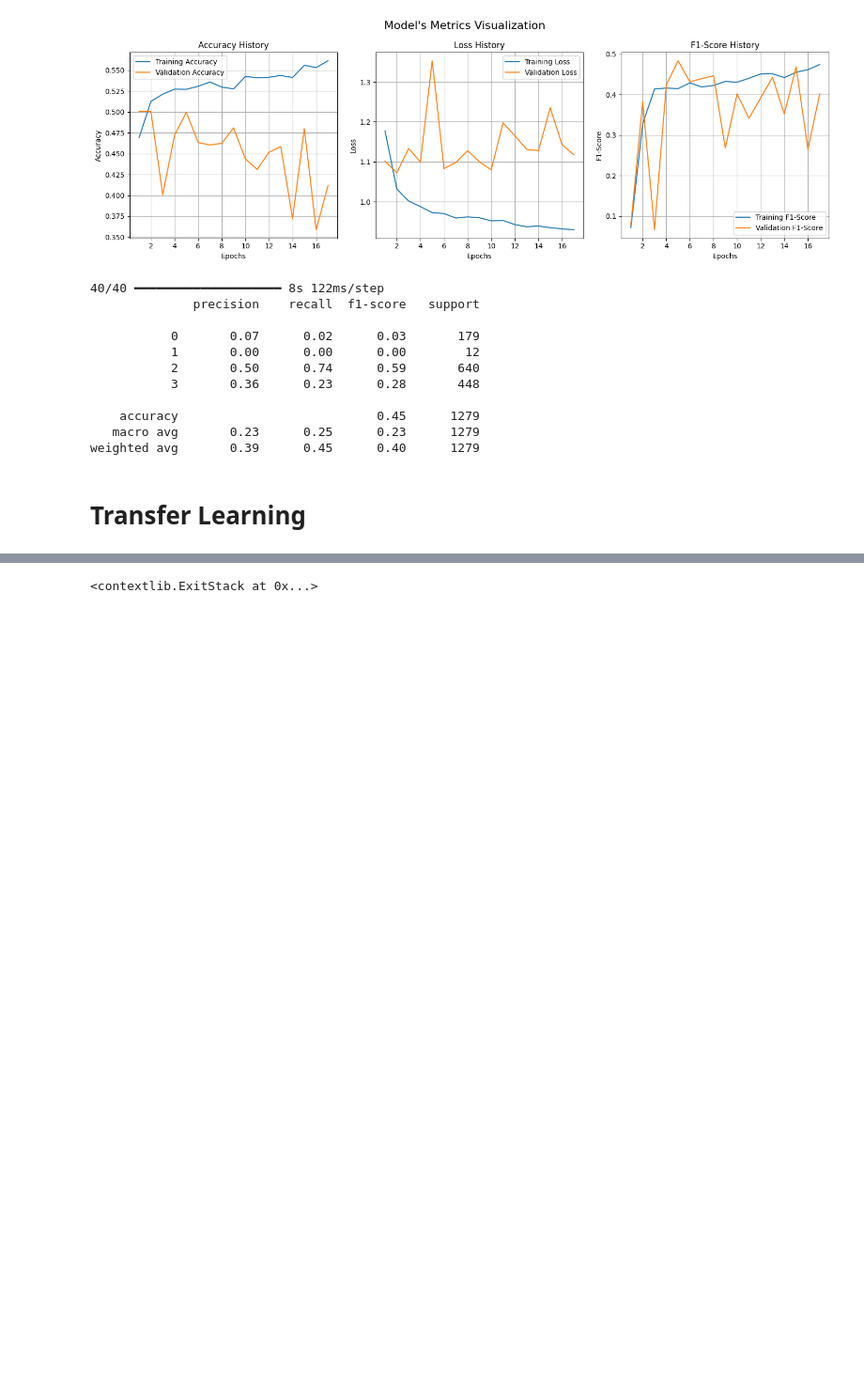
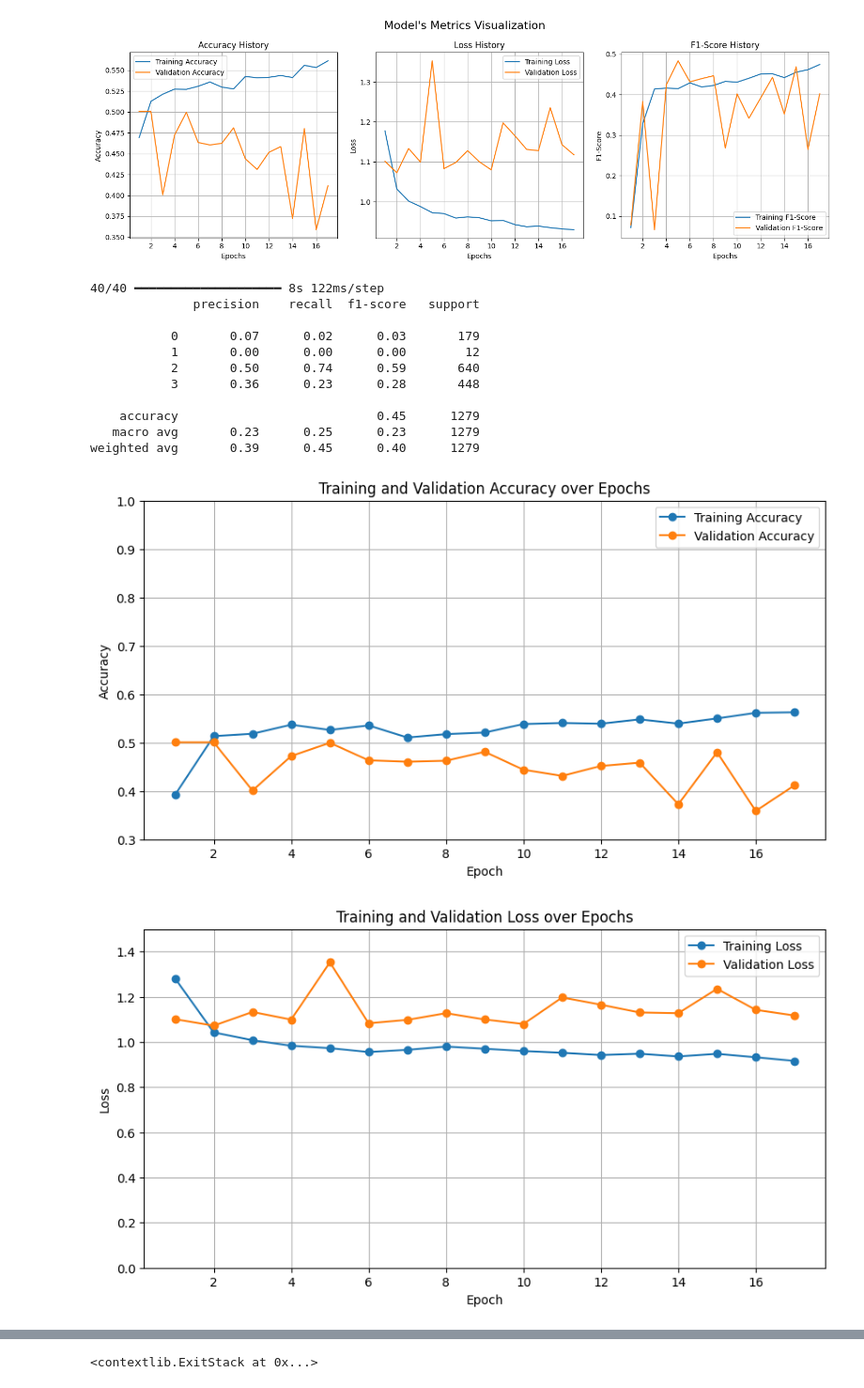
Before and after one commit to jamesz102/Enhanced-Alzheimer-s-Disease-Detection-Model, a Jupyter notebook: ds301_project.ipynb, the cells around one changed output, grey strips where cells are left out. Shown: that part at 94% size. Drawn from its saved outputs; the diff is of its cells as text; code cells hidden in the pictures; blank space fills up the shorter version.

```diff
--- a/ds301_project.ipynb
+++ b/ds301_project.ipynb
@@ -282,5 +285,36 @@ print(classification_report(test_dataset.classes,predictions))
     accuracy                           0.45      1279
    macro avg       0.23      0.25      0.23      1279
 weighted avg       0.39      0.45      0.40      1279
-# %% [markdown]
-# Transfer Learning
+# %%
+import matplotlib.pyplot as plt
+
+epochs = list(range(1, 18))
+train_accuracy = [0.3919, 0.5132, 0.5182, 0.5369, 0.5260, 0.5354, 0.5104, 0.5174, 0.5207, 0.5383, 0.5405, 0.5390, 0.5478, 0.5392, 0.5498, 0.5615, 0.5626]
+val_accuracy = [0.5005, 0.5005, 0.4008, 0.4721, 0.4995, 0.4633, 0.4604, 0.4624, 0.4809, 0.4438, 0.4311, 0.4516, 0.4585, 0.3724, 0.4800, 0.3587, 0.4115]
+train_loss = [1.2822, 1.0424, 1.0083, 0.9836, 0.9729, 0.9555, 0.9654, 0.9799, 0.9703, 0.9599, 0.9524, 0.9428, 0.9485, 0.9365, 0.9481, 0.9328, 0.9164]
+val_loss = [1.1011, 1.0725, 1.1333, 1.0994, 1.3530, 1.0830, 1.0982, 1.1279, 1.0998, 1.0798, 1.1975, 1.1654, 1.1310, 1.1279, 1.2356, 1.1427, 1.1176]
+
+plt.figure(figsize=(10, 5))
+plt.plot(epochs, train_accuracy, marker='o', label='Training Accuracy')
+plt.plot(epochs, val_accuracy, marker='o', label='Validation Accuracy')
+plt.title('Training and Validation Accuracy over Epochs')
+plt.xlabel('Epoch')
+plt.ylabel('Accuracy')
+plt.ylim(0.3, 1)
+plt.grid(True)
+plt.legend()
+plt.show()
+
+plt.figure(figsize=(10, 5))
+plt.plot(epochs, train_loss, marker='o', label='Training Loss')
+plt.plot(epochs, val_loss, marker='o', label='Validation Loss')
+plt.title('Training and Validation Loss over Epochs')
+plt.xlabel('Epoch')
+plt.ylabel('Loss')
+plt.ylim(0, 1.5)
+plt.grid(True)
+plt.legend()
+plt.show()
+# %% [output]
+[figure, added]
+[figure, added]
```
Also changed, not shown: parts of 19 cells of this notebook.
